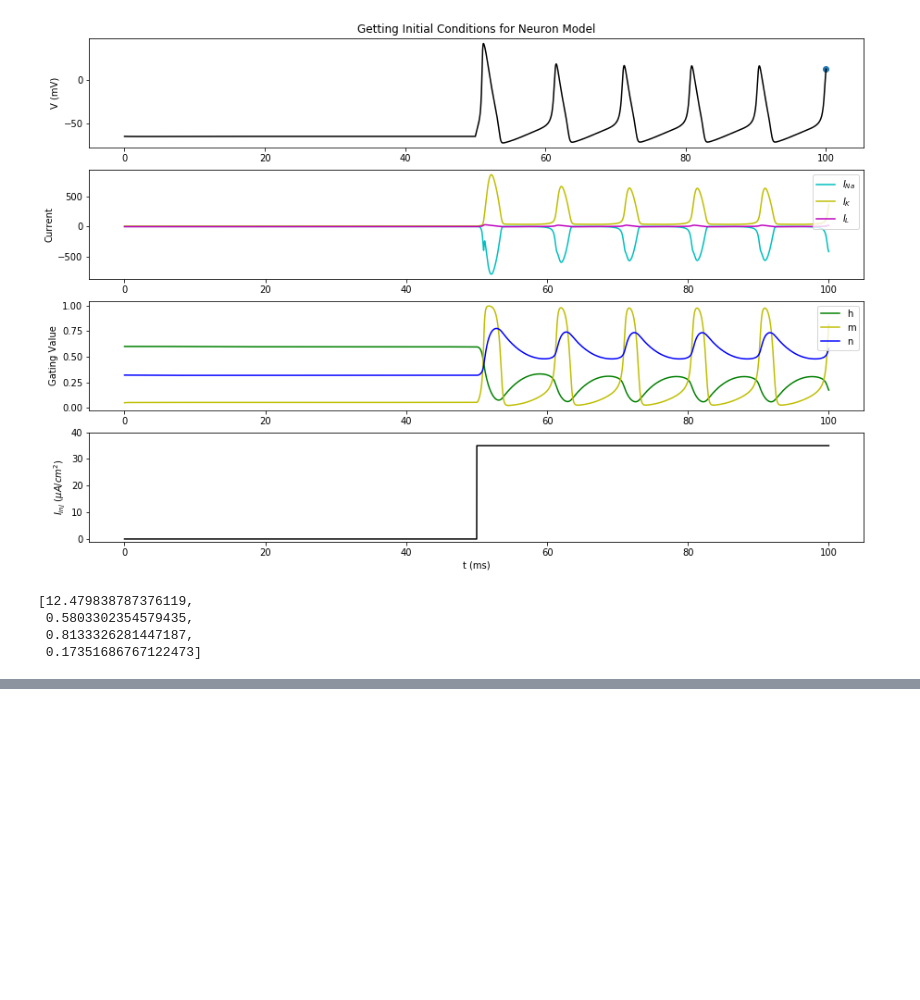
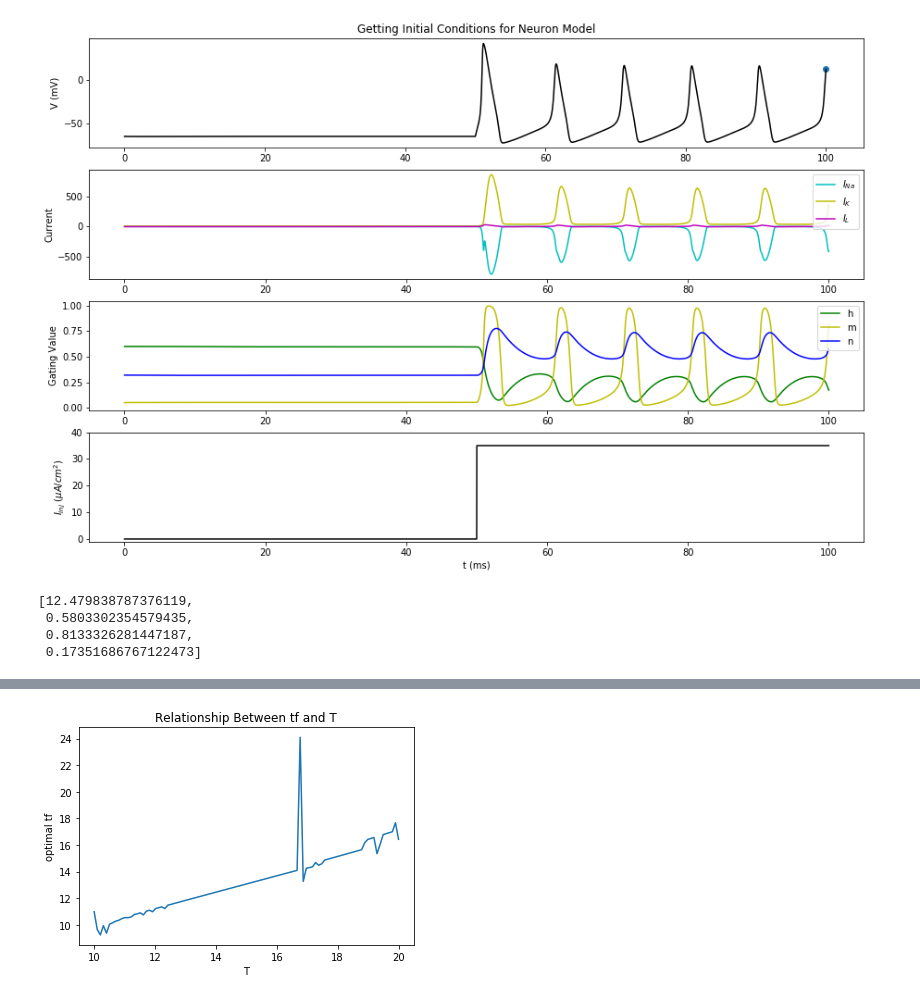
Before and after one commit to rexboyce/neuron_model, a Jupyter notebook: numerical_opt_ogHH.ipynb, the cells around one changed output, grey strips where cells are left out. Drawn from its saved outputs; the diff is of its cells as text; code cells hidden in the pictures; blank space fills up the shorter version.

Commit message:
more test cases, relationship between T and tf

```diff
--- a/numerical_opt_ogHH.ipynb
+++ b/numerical_opt_ogHH.ipynb
@@ -422,0 +545,86 @@ tf guess: [10]
+# %%
+def f(t, y, tf):
+    """
+    outputs: [*(d state / dt), *(d costate / dt)]
+    """
+    # unpack values from state, costate
+    Vm, n, m, h, p1, p2, p3, p4 = y
+
+    # state evolution eqs
+    u = np.log(p1 * g_Na * m**3 * h * (Vm - V_Na)) - np.log(2 * C_m)
+    a = lambda u: np.exp(-u) * (1 + u)
+#     au = (u + 1) * (2 * C_m) / (p1 * g_Na * m * (Vm - V_Na))
+    au = a(u)
+    dVm = (I - g_K * n**4 * (Vm - V_K) - g_L * (Vm - V_L) - g_Na * m**3 * h * au * (Vm - V_Na)) / C_m
+    dn = alpha_n(Vm) * (1 - n) - beta_n(Vm) * n
+    dm = alpha_m(Vm) * (1 - m) - beta_m(Vm) * m
+    dh = alpha_h(Vm) * (1 - h) - beta_h(Vm) * h
+
+    # costate evolution eqs
+    pVm = p1 * (-g_K * n**4 - g_L - g_Na * m**3 * h * au)/C_m \
+        + p2 * (dalpha_n(Vm) * (1 - n) - dbeta_n(Vm) * n)\
+        + p3 * (dalpha_m(Vm) * (1 - m) - dbeta_m(Vm) * m) \
+        + p4 * (dalpha_h(Vm) * (1 - h) - dbeta_h(Vm) * h)
+    pn = p1 * (-4 * g_K * (n**3) * (Vm - V_K)) / C_m - p2 * (alpha_n(Vm) + beta_n(Vm))
+    pm = p1 * (-3 * g_Na * (m**2) * h * (Vm - V_Na)) / C_m - p3 * (alpha_m(Vm) + beta_m(Vm))
+    ph = p1 * (-g_Na * (m**3) * (Vm - V_Na)) / C_m - p4 * (alpha_h(Vm) + beta_h(Vm))
+
+    return tf[0] * np.array([dVm, dn, dm, dh, pVm, pn, dm, ph])
+
+def bc(ya, yb, tf):
+    Vm, n, m, h, p1, p2, p3, p4 = yb
+
+    # state evolution eqs
+    u = np.log(p1 * g_Na * m**3 * h * (Vm - V_Na)) - np.log(2 * C_m)
+    a = lambda u: np.exp(-u) * (1 + u)
+#     au = (u + 1) * (2 * C_m) / (p1 * g_Na * m * (Vm - V_Na))
+    au = a(u)
+    dVm = (I - g_K * n**4 * (Vm - V_K) - g_L * (Vm - V_L) - g_Na * m**3 * h * au * (Vm - V_Na)) / C_m
+    dn = alpha_n(Vm) * (1 - n) - beta_n(Vm) * n
+    dm = alpha_m(Vm) * (1 - m) - beta_m(Vm) * m
+    dh = alpha_h(Vm) * (1 - h) - beta_h(Vm) * h
+
+    return np.array([
+        ya[0] - yb[0],
+        ya[1] - yb[1],
+        ya[2] - yb[2],
+        ya[3] - yb[3],
+        ya[4] - yb[4],
+        ya[5] - yb[5],
+        ya[6] - yb[6],
+        ya[7] - yb[7],
+        p1 * dVm + p2 * dn + p3 * dm + p4 * dh - u**2 - (20*(tf[0] - T)**3)
+    ])
+
+n_dims, n_points = 10, 5000
+t = np.linspace(0, 1, n_points)
+
+
+index = 57
+runner = HodgkinHuxley()
+y = runner.get_initial_conditions(plot=True, index=index)
+y_guess = np.hstack((
+    y,
+    -1*np.ones(4)
+))
+y_guess = np.vstack(
+    [y_guess] * n_points
+).T
+
+Ts = np.linspace(10, 20, 100)
+tf_opts = []
+for T in Ts:
+    tf_guess = [10]
+
+    sol = solve_bvp(f, bc, t, y_guess, tf_guess)
+    tf_opts.append(sol.p[0])
+
+plt.plot(Ts, tf_opts)
+plt.xlabel('T')
+plt.ylabel('optimal tf')
+plt.title('Relationship Between tf and T')
+
+plt.subplots_adjust(hspace=0.4)
+plt.savefig('relationship_between_tf_and_T', dpi=300)
+plt.show()
+# %% [output]
@@ -422,0 +632 @@ tf guess: [10]
+[figure, added]
```
Also changed, not shown: parts of 3 cells of this notebook.
